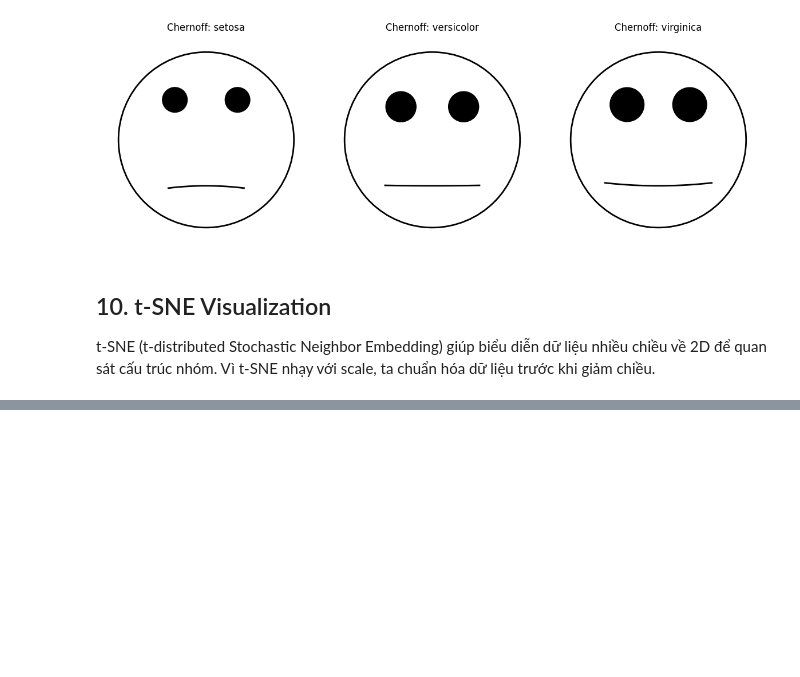
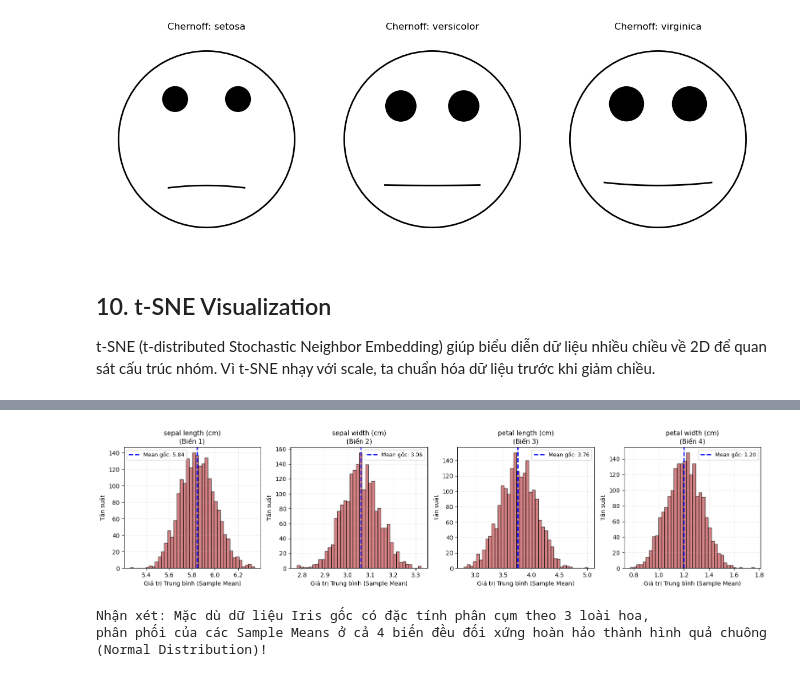
Before and after one commit to ntnthinh205/gk_msa, a Jupyter notebook: multivariate_statistics.ipynb, the cells around one changed output, grey strips where cells are left out. Cells and saved outputs as stored; diff of their text form; code cells hidden in the pictures; blank space fills up the shorter version.

```diff
--- a/multivariate_statistics.ipynb
+++ b/multivariate_statistics.ipynb
@@ -462,0 +579,53 @@ plt.show()
+# %%
+# Setup parameters for the CLT simulation
+num_simulations = 2000
+n_clt = 30
+
+# Initialize a matrix to store the mean vectors from all simulations
+# Dimension will be 2000 rows by p (4) columns
+bootstrap_means = np.zeros((num_simulations, p))
+
+# Set random seed for reproducibility
+np.random.seed(42)
+
+for i in range(num_simulations):
+    # Select random indices with replacement to form a bootstrap sample
+    resample_idx = np.random.choice(n, size=n_clt, replace=True)
+
+    # Extract the subset of data
+    bootstrap_sample = data[resample_idx, :]
+
+    # Calculate and store the mean vector for this specific sample
+    bootstrap_means[i, :] = np.mean(bootstrap_sample, axis=0)
+
+# Create dynamic subplots based on the number of features (p)
+fig, axes = plt.subplots(1, p, figsize=(4 * p, 4))
+
+# Handle the edge case if p == 1 to avoid indexing errors
+if p == 1:
+    axes = [axes]
+
+for j in range(p):
+    # Plot a histogram for the j-th feature's sample means
+    axes[j].hist(bootstrap_means[:, j], bins=40, color='#C44E52', alpha=0.7, edgecolor='black')
+
+    # Draw a vertical line representing the true population mean
+    axes[j].axvline(mean_vector[j], color='blue', linestyle='--', linewidth=2,
+                    label=f'Mean gốc: {mean_vector[j]:.2f}')
+
+    # Set titles and labels in Vietnamese
+    axes[j].set_title(f"{feature_names[j]}\n(Biến {j+1})", fontsize=11)
+    axes[j].set_xlabel("Giá trị Trung bình (Sample Mean)")
+    axes[j].set_ylabel("Tần suất")
+    axes[j].legend(fontsize=9)
+    axes[j].grid(True, linestyle="--", alpha=0.3)
+
+plt.tight_layout()
+plt.show()
+
+print("Nhận xét: Mặc dù dữ liệu Iris gốc có đặc tính phân cụm theo 3 loài hoa,")
+print("phân phối của các Sample Means ở cả 4 biến đều đối xứng hoàn hảo thành hình quả chuông (Normal Distribution)!")
+# %% [output]
+[figure, added]
+Nhận xét: Mặc dù dữ liệu Iris gốc có đặc tính phân cụm theo 3 loài hoa,
+phân phối của các Sample Means ở cả 4 biến đều đối xứng hoàn hảo thành hình quả chuông (Normal Distribution)!
```
Also changed, not shown: parts of 14 cells of this notebook.
